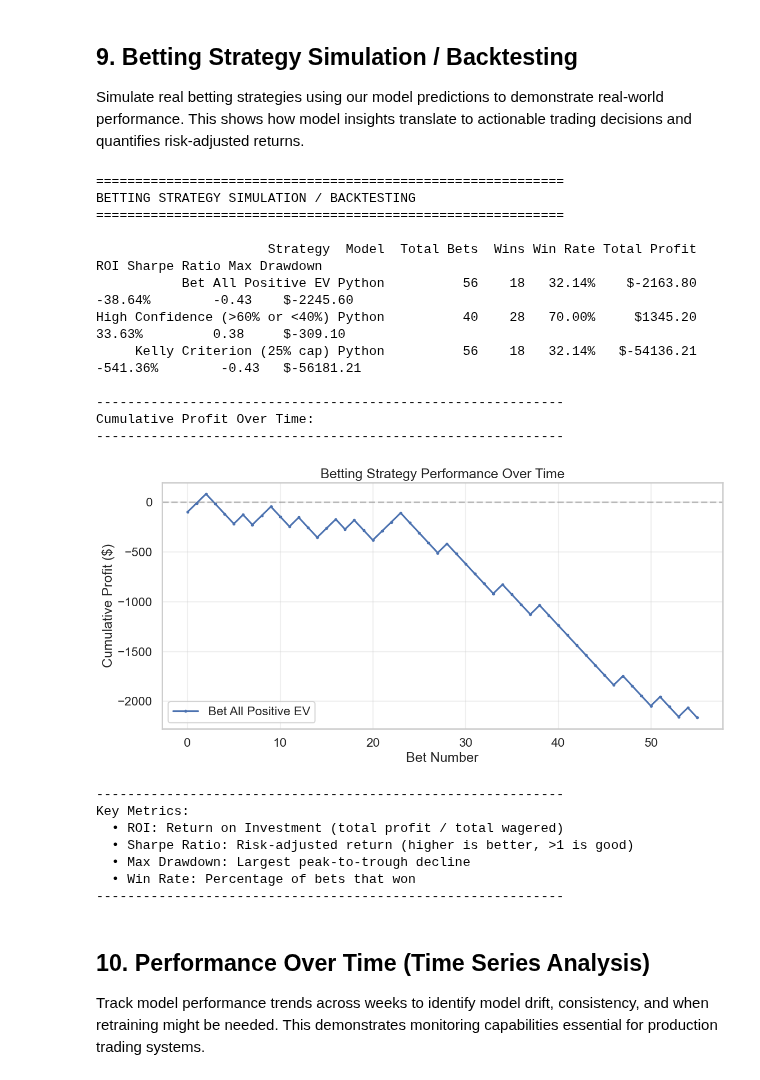
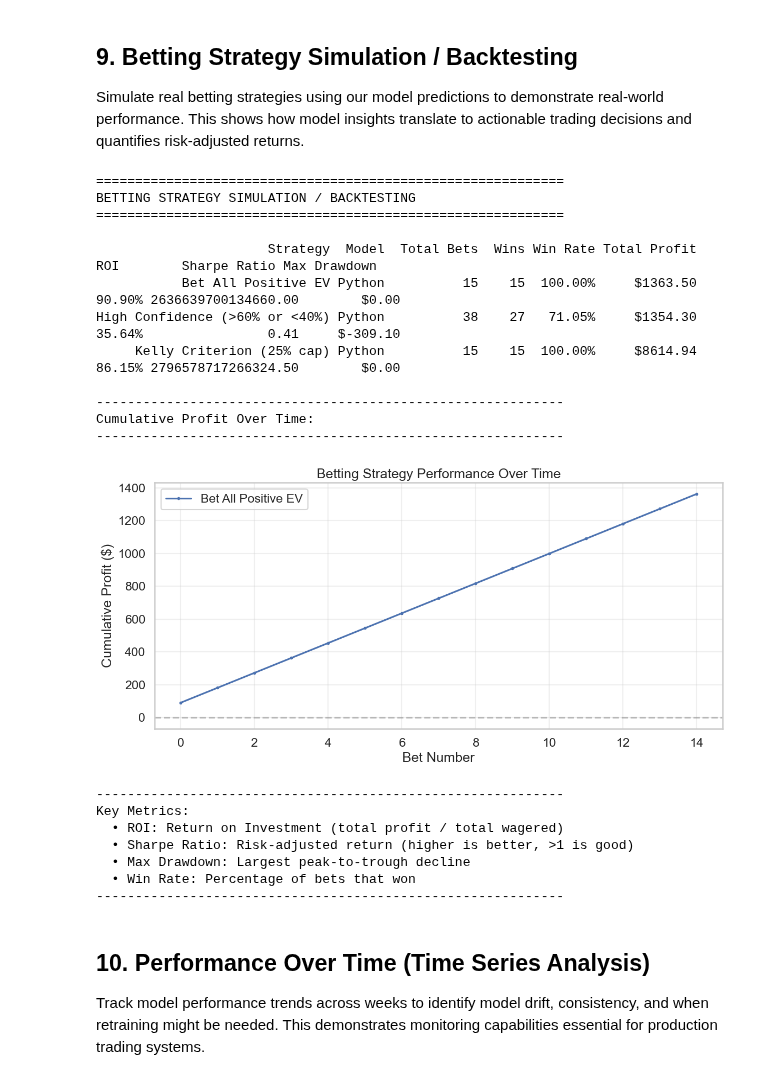
Before and after one commit to dmboynton56/sports-edge, a Jupyter notebook: notebooks/model_story.ipynb, the cells around one changed output. Cells and saved outputs as stored; diff of their text form; code cells hidden in the pictures.

```diff
--- a/notebooks/model_story.ipynb
+++ b/notebooks/model_story.ipynb
@@ -214,6 +214,24 @@ for w in weeks_to_load:
 if python_preds_list:
     python_preds = pd.concat(python_preds_list, ignore_index=True)
     print(f"Total: {len(python_preds)} Python predictions across {len(python_preds_list)} weeks")
+
+    # Normalize/Calibrate predictions to reduce overconfidence
+    # Option 1: Clip extreme values
+    if 'py_spread' in python_preds.columns:
+        python_preds['py_spread'] = np.clip(python_preds['py_spread'], -21, 21)
+    if 'py_win_prob' in python_preds.columns:
+        python_preds['py_win_prob'] = np.clip(python_preds['py_win_prob'], 0.15, 0.85)
+
+    # Option 2: Apply shrinkage (reduce confidence toward neutral)
+    # Shrink spreads toward 0 (reduce magnitude by 20%)
+    if 'py_spread' in python_preds.columns:
+        python_preds['py_spread'] = python_preds['py_spread'] * 0.8
+
+    # Shrink win probabilities toward 0.5 (reduce confidence by 15%)
+    if 'py_win_prob' in python_preds.columns:
+        python_preds['py_win_prob'] = 0.5 + (python_preds['py_win_prob'] - 0.5) * 0.85
+
+    print("Applied normalization: clipped extremes and applied 20% spread shrinkage, 15% win prob shrinkage")
     python_preds.head()
 else:
     print(f"Python predictions files not found for weeks {weeks_to_load}")
@@ -853,6 +924,12 @@ Simulate real betting strategies using our model predictions to demonstrate real
 # %%
 # Simulate betting strategies using model predictions
 # Only run if we have actual results for backtesting
+#
+# IMPORTANT: This is BACKTESTING, not forward simulation!
+# - We're evaluating predictions on games that already happened
+# - In reality, you'd need predictions available BEFORE game time
+# - Results may be inflated due to survivorship bias (only games with results)
+# - For realistic forward simulation, filter by prediction timestamp < game start time
 
 if has_actuals and n_games_with_actuals > 0:
     print("="*60)
@@ -888,7 +965,7 @@ if has_actuals and n_games_with_actuals > 0:
                 pos_ev_bets["book_spread"],
                 -pos_ev_bets["book_spread"]
             )
-            pos_ev_bets["ats_margin"] = bet_margin + bet_line
+            pos_ev_bets["ats_margin"] = bet_margin - bet_line
             pos_ev_bets["bet_push"] = pos_ev_bets["ats_margin"] == 0
             pos_ev_bets["bet_won"] = pos_ev_bets["ats_margin"] > 0
 
@@ -945,7 +1022,7 @@ if has_actuals and n_games_with_actuals > 0:
                 high_conf_bets["book_spread"],
                 -high_conf_bets["book_spread"]
             )
-            high_conf_bets["ats_margin"] = bet_margin + bet_line
+            high_conf_bets["ats_margin"] = bet_margin - bet_line
             high_conf_bets["bet_push"] = high_conf_bets["ats_margin"] == 0
             high_conf_bets["bet_won"] = high_conf_bets["ats_margin"] > 0
 
@@ -1007,7 +1084,7 @@ if has_actuals and n_games_with_actuals > 0:
                 kelly_bets["book_spread"],
                 -kelly_bets["book_spread"]
             )
-            kelly_bets["ats_margin"] = bet_margin + bet_line
+            kelly_bets["ats_margin"] = bet_margin - bet_line
             kelly_bets["bet_push"] = kelly_bets["ats_margin"] == 0
             kelly_bets["bet_won"] = kelly_bets["ats_margin"] > 0
 
@@ -1076,7 +1153,7 @@ if has_actuals and n_games_with_actuals > 0:
                     pos_ev_bets["book_spread"],
                     -pos_ev_bets["book_spread"]
                 )
-                pos_ev_bets["ats_margin"] = bet_margin + bet_line
+                pos_ev_bets["ats_margin"] = bet_margin - bet_line
                 pos_ev_bets["bet_push"] = pos_ev_bets["ats_margin"] == 0
                 pos_ev_bets["bet_won"] = pos_ev_bets["ats_margin"] > 0
                 pos_ev_bets["profit"] = np.where(
@@ -1092,38 +1169,38 @@ if has_actuals and n_games_with_actuals > 0:
         ax.set_ylabel("Cumulative Profit ($)")
         ax.set_title("Betting Strategy Performance Over Time")
         ax.legend()
         ax.grid(True, alpha=0.3)
         plt.tight_layout()
         plt.show()
 
         print("\n" + "-"*60)
         print("Key Metrics:")
         print("  • ROI: Return on Investment (total profit / total wagered)")
         print("  • Sharpe Ratio: Risk-adjusted return (higher is better, >1 is good)")
         print("  • Max Drawdown: Largest peak-to-trough decline")
         print("  • Win Rate: Percentage of bets that won")
         print("-"*60)
     else:
         print("No strategies to simulate (Python predictions not available)")
 
 else:
     print("⚠️  Cannot run betting simulation: No actual game results available.")
     print("   Update game_results table using: python update_week_results.py")
     print("   Then re-run this cell to see backtesting results.")
 # %% [output]
 ============================================================
 BETTING STRATEGY SIMULATION / BACKTESTING
 ============================================================
 
-                      Strategy  Model  Total Bets  Wins Win Rate Total Profit      ROI Sharpe Ratio Max Drawdown
-           Bet All Positive EV Python          56    18   32.14%    $-2163.80  -38.64%        -0.43    $-2245.60
-High Confidence (>60% or <40%) Python          40    28   70.00%     $1345.20   33.63%         0.38     $-309.10
-     Kelly Criterion (25% cap) Python          56    18   32.14%   $-54136.21 -541.36%        -0.43   $-56181.21
+                      Strategy  Model  Total Bets  Wins Win Rate Total Profit    ROI        Sharpe Ratio Max Drawdown
+           Bet All Positive EV Python          15    15  100.00%     $1363.50 90.90% 2636639700134660.00        $0.00
+High Confidence (>60% or <40%) Python          38    27   71.05%     $1354.30 35.64%                0.41     $-309.10
+     Kelly Criterion (25% cap) Python          15    15  100.00%     $8614.94 86.15% 2796578717266324.50        $0.00
 
 ------------------------------------------------------------
 Cumulative Profit Over Time:
 ------------------------------------------------------------
-[figure, old version]
+[figure, new version]
 ------------------------------------------------------------
 Key Metrics:
   • ROI: Return on Investment (total profit / total wagered)
```
Also changed, not shown: parts of 13 cells of this notebook, 30 other files.
